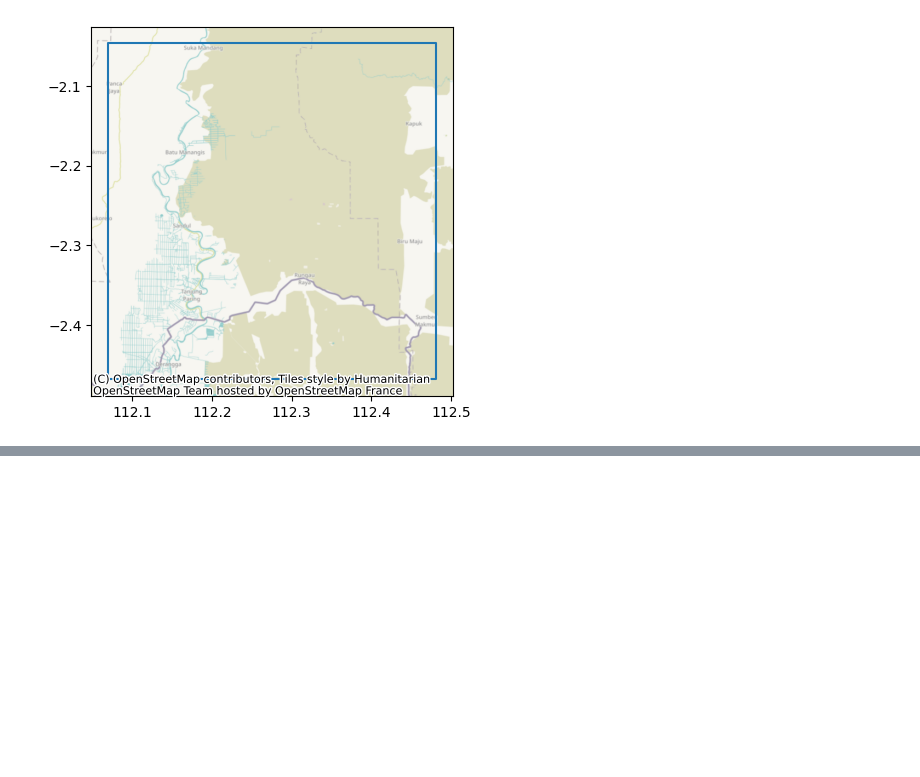
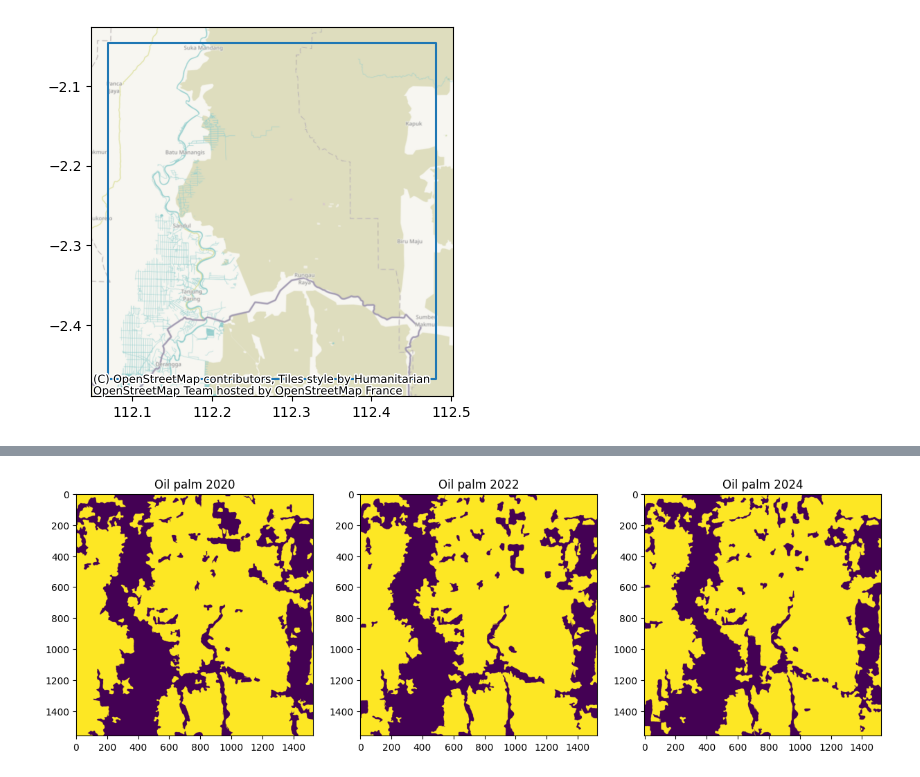
Before and after one commit to ramiqcom/remote-sensing-python, a Jupyter notebook: notebook/oil_palm_mapping_s1/notebook.ipynb, the cells around one changed output, grey strips where cells are left out. Cells and saved outputs as stored; diff of their text form; code cells hidden in the pictures; blank space fills up the shorter version.

Commit message:
oil palm run

```diff
--- a/notebook/oil_palm_mapping_s1/notebook.ipynb
+++ b/notebook/oil_palm_mapping_s1/notebook.ipynb
@@ -154,0 +178,70 @@ Processing https://sentinel1euwestrtc.blob.core.windows.net/sentinel1-grd-rtc/GR
+# %%
+# Plot the oil palm cover too
+plt.figure(figsize=(15, 5))
+
+
+# Function to create oilpalm cover
+def oil_palm(index: int):
+    dict_images = images_s1[index]
+    year = dict_images["year"]
+
+    vv, vh = dict_images["image"]
+    rvi = dict_images["rvi"]
+    composite = dict_images["composite"]
+
+    # Create segmentation
+    print(f"Generate segments {year}")
+    segments = slic(composite, n_segments=2000, sigma=5, compactness=5)
+
+    # Create mean segmentation from the images
+    unique = np.unique(segments)
+    mean_vv = ndimage.mean(vv, labels=segments, index=unique)
+    mean_vh = ndimage.mean(vh, labels=segments, index=unique)
+    mean_rvi = ndimage.mean(rvi, labels=segments, index=unique)
+
+    # map segment IDs to consecutive indices
+    # (e.g., if unique = [1, 3, 7], mapping = {1:0, 3:1, 7:2})
+    id_to_idx = np.zeros(segments.max() + 1, dtype=int)
+    id_to_idx[unique] = np.arange(len(unique))
+
+    # directly assign means using mapping
+    print(f"Apply segmentation to image {year}")
+    segments_vv = mean_vv[id_to_idx[segments]]
+    segments_vh = mean_vh[id_to_idx[segments]]
+    segments_rvi = mean_rvi[id_to_idx[segments]]
+
+    # Create oil palm cover
+    print(f"Create oil palm cover {year}")
+    oil_palm = (segments_rvi > 6750) * (segments_vh < 750)
+    plt.subplot(1, 3, index + 1)
+    plt.title(f"Oil palm {year}")
+    plt.imshow(oil_palm)
+
+    # Save as raster tiff
+    print(f"Saving oil palm raster {year}")
+    out_oil_palm = f"oil_palm_{year}.tif"
+    with rio.open(
+        out_oil_palm,
+        "w",
+        "COG",
+        count=1,
+        height=height,
+        width=width,
+        compress="zstd",
+        nodata=0,
+        dtype="uint8",
+        crs="EPSG:4326",
+        transform=transform.from_bounds(*bbox, height=height, width=width),
+    ) as output:
+        output.write(oil_palm, 1)
+
+    # Create oil palm polygon
+    print(f"Create polygon oil palm {year}")
+    out_polygon = f"oil_palm_{year}.geojson"
+    check_output(f"rio shapes --collection -o {out_polygon} {out_oil_palm}", shell=True)
+
+
+# Run it per years
+for index in range(len(images_s1)):
+    oil_palm(index)
+# %% [output]
@@ -154,0 +263 @@ Processing https://sentinel1euwestrtc.blob.core.windows.net/sentinel1-grd-rtc/GR
+[figure, added]
```
Also changed, not shown: parts of 6 cells of this notebook, 3 other files.
